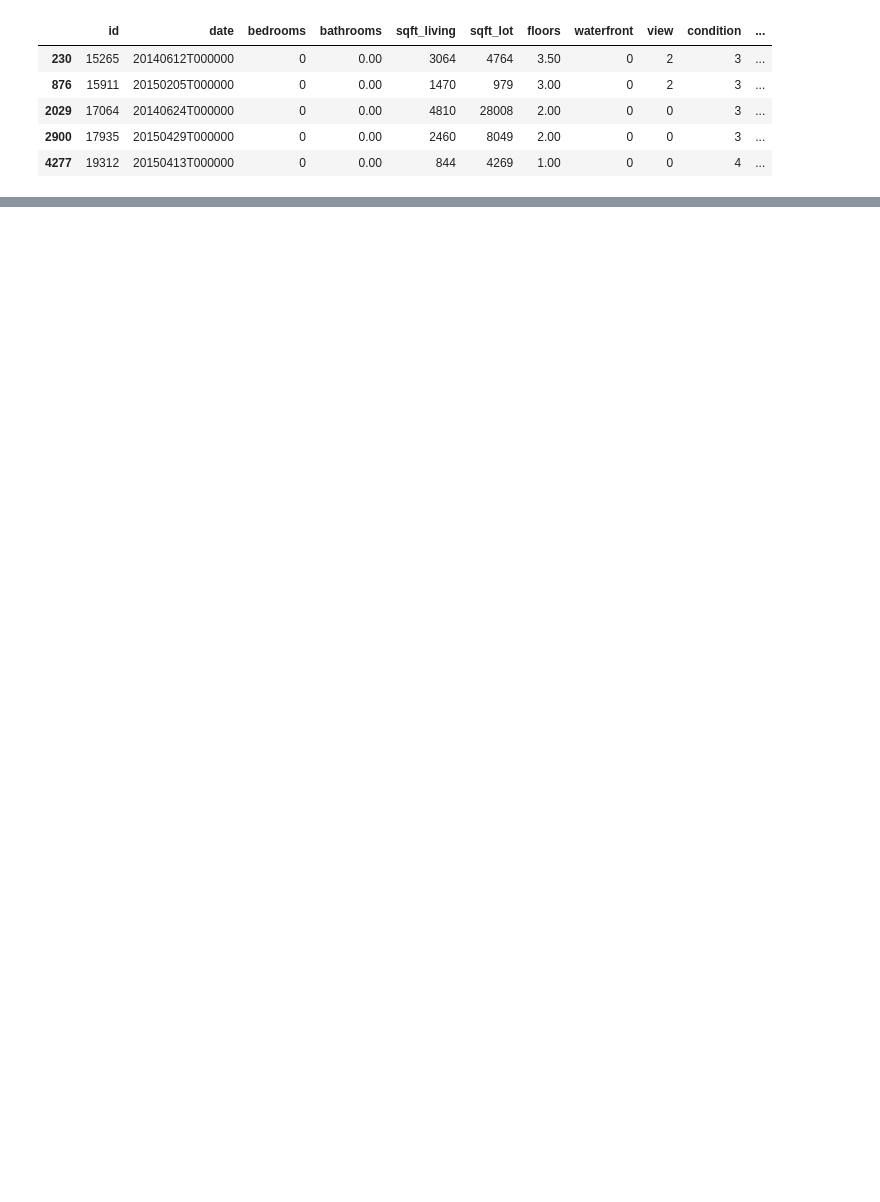
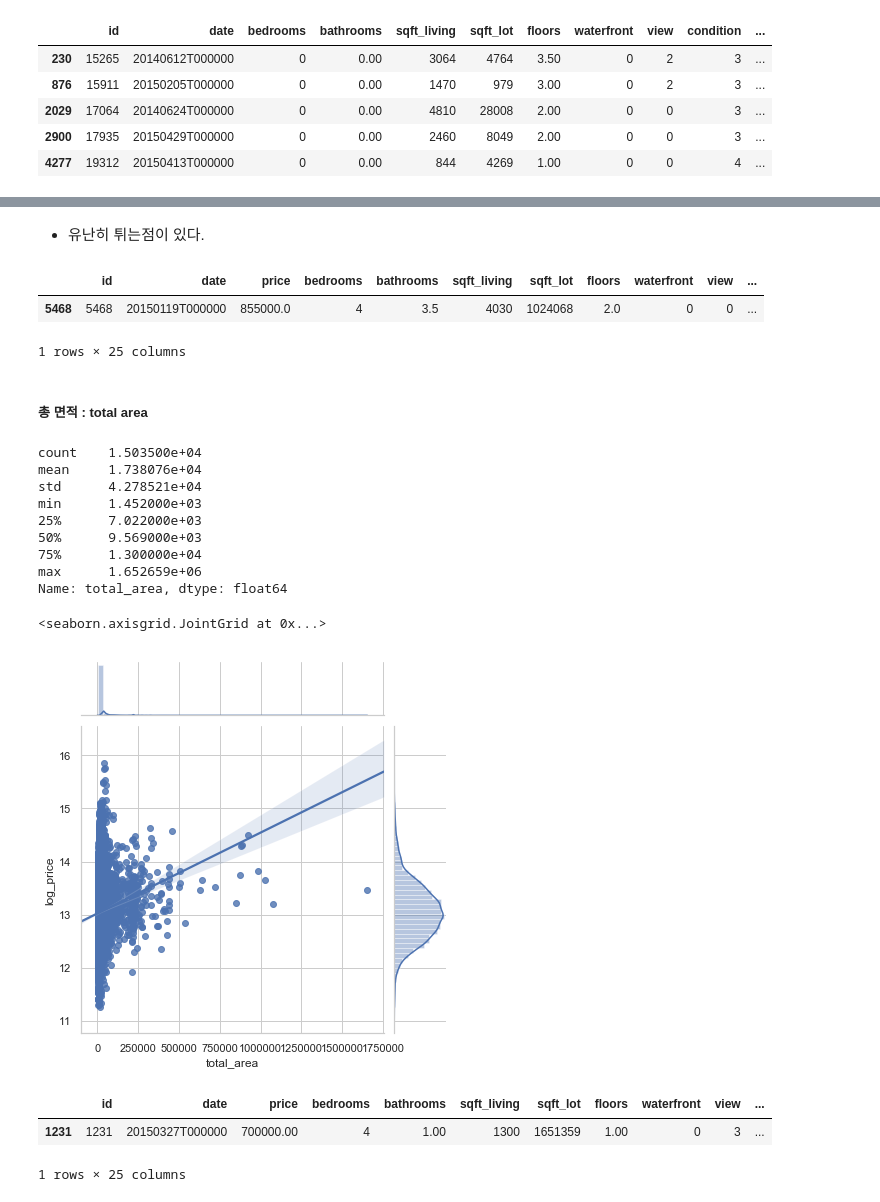
Before and after one commit to Junhojuno/everyday-kaggle, a Jupyter notebook: houseprice_prediction/code/Lets-EDA-it.ipynb, the cells around one changed output, grey strips where cells are left out. Cells and saved outputs as stored; diff of their text form; code cells hidden in the pictures; blank space fills up the shorter version.

```diff
--- a/houseprice_prediction/code/Lets-EDA-it.ipynb
+++ b/houseprice_prediction/code/Lets-EDA-it.ipynb
@@ -1851,0 +1885,33 @@ array([16, 30,  7, ...,  1,  5, 23])
+# %% [markdown]
+- 유난히 튀는점이 있다.
+# %%
+df_train[df_train['ratio_total/total15'] > 70]
+# %% [output]
+|  | id | date | price | bedrooms | bathrooms | sqft_living | sqft_lot | floors | waterfront | view | ... |
+| 5468 | 5468 | 20150119T000000 | 855000.0 | 4 | 3.5 | 4030 | 1024068 | 2.0 | 0 | 0 | ... |
+1 rows × 25 columns
+# %% [markdown]
+##### 총 면적 : total area
+# %%
+# total area
+print(df_train['total_area'].describe())
+pd.set_option('display.float_format', '{:.2f}'.format) # 항상 float 형식으로
+sns.jointplot(data=df_train, x='total_area', y='log_price', kind='reg')
+# %% [output]
+count    1.503500e+04
+mean     1.738076e+04
+std      4.278521e+04
+min      1.452000e+03
+25%      7.022000e+03
+50%      9.569000e+03
+75%      1.300000e+04
+max      1.652659e+06
+Name: total_area, dtype: float64
+<seaborn.axisgrid.JointGrid at 0x...>
+[figure, added]
+# %%
+df_train[df_train.total_area > 1500000]
+# %% [output]
+|  | id | date | price | bedrooms | bathrooms | sqft_living | sqft_lot | floors | waterfront | view | ... |
+| 1231 | 1231 | 20150327T000000 | 700000.00 | 4 | 1.00 | 1300 | 1651359 | 1.00 | 0 | 3 | ... |
+1 rows × 25 columns
```
Also changed, not shown: parts of 21 cells of this notebook.
